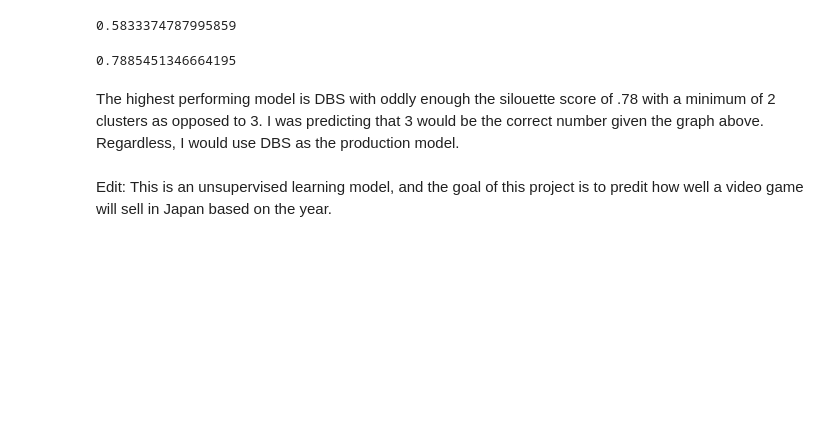
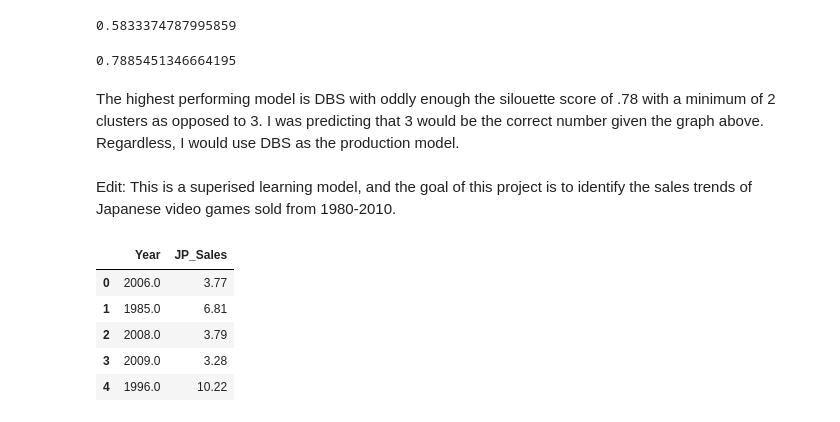
Before and after one commit to bd-hedstrom/VideoGameSales, a Jupyter notebook: Project2_VideoGameSales_Hedstrom.ipynb, the cells around one changed output. Cells and saved outputs as stored; diff of their text form; code cells hidden in the pictures; blank space fills up the shorter version.

```diff
--- a/Project2_VideoGameSales_Hedstrom.ipynb
+++ b/Project2_VideoGameSales_Hedstrom.ipynb
@@ -354,4 +356,4 @@ silhouette_score(scaled_df, dbs.labels_)
 # %% [markdown]
 The highest performing model is DBS with oddly enough the silouette score of .78 with a minimum of 2 clusters as opposed to 3. I was predicting that 3 would be the correct number given the graph above. Regardless, I would use DBS as the production model.
 # %% [markdown]
-Edit: This is an unsupervised learning model, and the goal of this project is to predit how well a video game will sell in Japan based on the year.
+Edit: This is a superised learning model, and the goal of this project is to identify the sales trends of Japanese video games sold from 1980-2010.
@@ -357,0 +366,11 @@ Edit: This is an unsupervised learning model, and the goal of this project is to
+# %%
+raw_VG_data = pd.read_csv('/content/videoGameSales.csv')
+raw_VG_data = raw_VG_data[['Year', 'JP_Sales']]
+raw_VG_data.head()
+# %% [output]
+|  | Year | JP_Sales |
+| 0 | 2006.0 | 3.77 |
+| 1 | 1985.0 | 6.81 |
+| 2 | 2008.0 | 3.79 |
+| 3 | 2009.0 | 3.28 |
+| 4 | 1996.0 | 10.22 |
```
Also changed, not shown: parts of 9 cells of this notebook.
